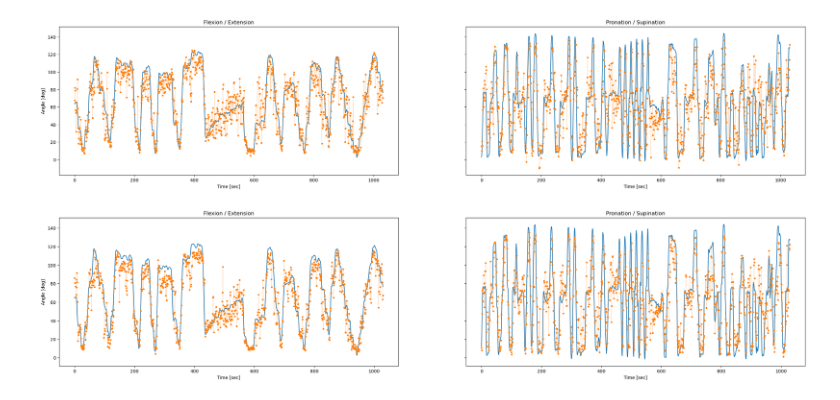
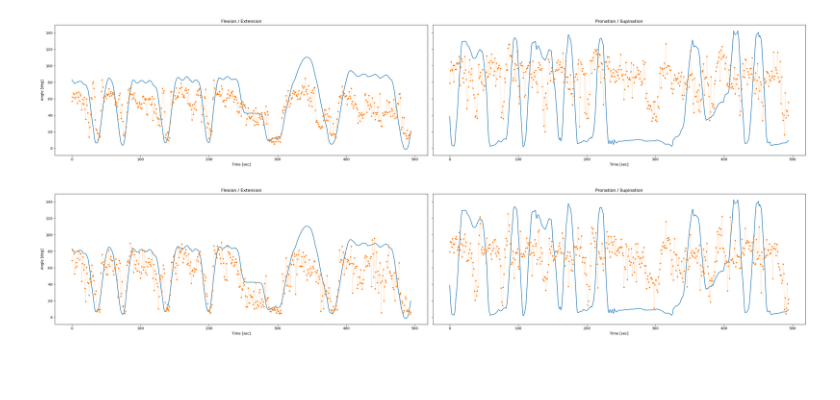
Before and after one commit to gjmm07/Masterthesis, a Jupyter notebook: JointAnglePrediction.ipynb, the cells around one changed output. Saved outputs shown, nothing was run; the diff lists cells and outputs as text; code cells hidden in the pictures; blank space fills up the shorter version.

```diff
--- a/JointAnglePrediction.ipynb
+++ b/JointAnglePrediction.ipynb
@@ -589,28 +584,32 @@ results_direct
-# %%
-# Plot the results of a single test-data trail of the best feat extraction model - blue targets / orange predictions
-i, j = 0, 20
-fig, axs = plt.subplots(1, 2, figsize=(30, 6), sharey=True)
-axs[0].set_title("Flexion / Extension")
-axs[1].set_title("Pronation / Supination")
-axs[0].set_ylabel("Angle [deg]")
-axs[0].set_xlabel("Time [sec]")
-axs[1].set_xlabel("Time [sec]")
-for k, ax in enumerate(axs.flatten()):
-    ax.plot(targets_feat[i][j][:, k])
-    ax.plot(pred_feat[i][j][:, k], marker="o", markersize=3, lw=.2)
-# %% [output]
-[figure, removed]
+# %%
+model_idx = results_feat["r2"].argmax()
+trail_index = 20
+# Plot the results of a single test-data trail of the best feat extraction model - blue targets / orange predictions
+fig, axs = plt.subplots(1, 2, figsize=(30, 6), sharey=True)
+axs[0].set_title("Flexion / Extension")
+axs[1].set_title("Pronation / Supination")
+axs[0].set_ylabel("Angle [deg]")
+axs[0].set_xlabel("Time [sec]")
+axs[1].set_xlabel("Time [sec]")
+for k, ax in enumerate(axs.flatten()):
+    ax.plot(targets_feat[model_idx][trail_idx][:, k])
+    ax.plot(pred_feat[model_idx][trail_idx][:, k], marker="o", markersize=3, lw=.2)
+plt.tight_layout()
+# %% [output]
+[figure, added]
 # %%
 # same for the direct models
-i, j = 1, 20
+model_idx = results_direct["r2"].argmax()
+trail_index = 20
 fig, axs = plt.subplots(1, 2, figsize=(30, 6), sharey=True)
 axs[0].set_title("Flexion / Extension")
 axs[1].set_title("Pronation / Supination")
 axs[0].set_ylabel("Angle [deg]")
 axs[0].set_xlabel("Time [sec]")
 axs[1].set_xlabel("Time [sec]")
 for k, ax in enumerate(axs.flatten()):
-    ax.plot(targets_dir[i][j][:, k])
-    ax.plot(pred_dir[i][j][:, k], marker="o", markersize=3, lw=.2)
+    ax.plot(targets_dir[model_idx][trail_idx][:, k])
+    ax.plot(pred_dir[model_idx][trail_idx][:, k], marker="o", markersize=3, lw=.2)
+plt.tight_layout()
 # %% [output]
-[figure, old version]
+[figure, new version]
```
Also changed, not shown: parts of 24 cells of this notebook, 19 other files.
